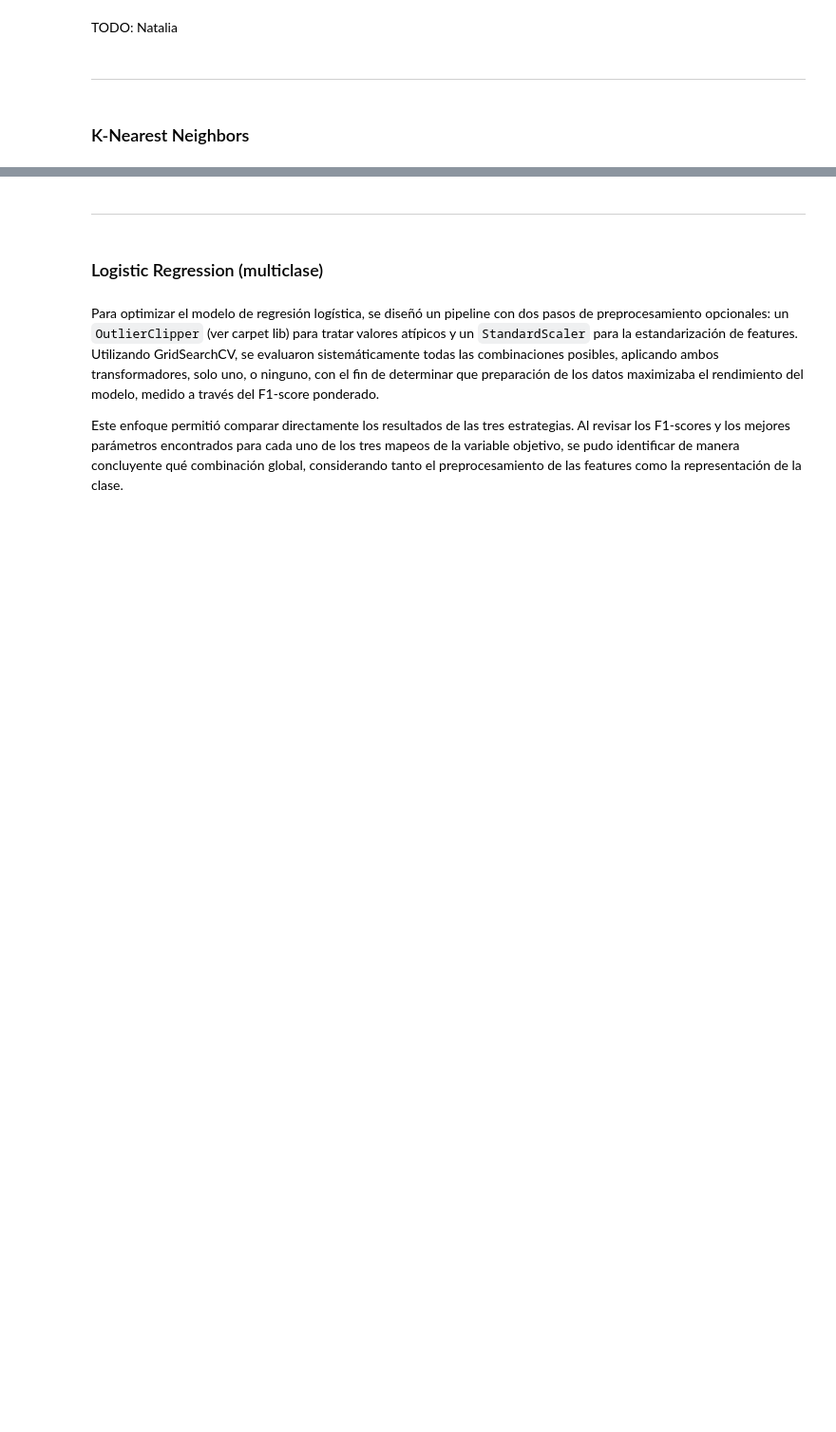
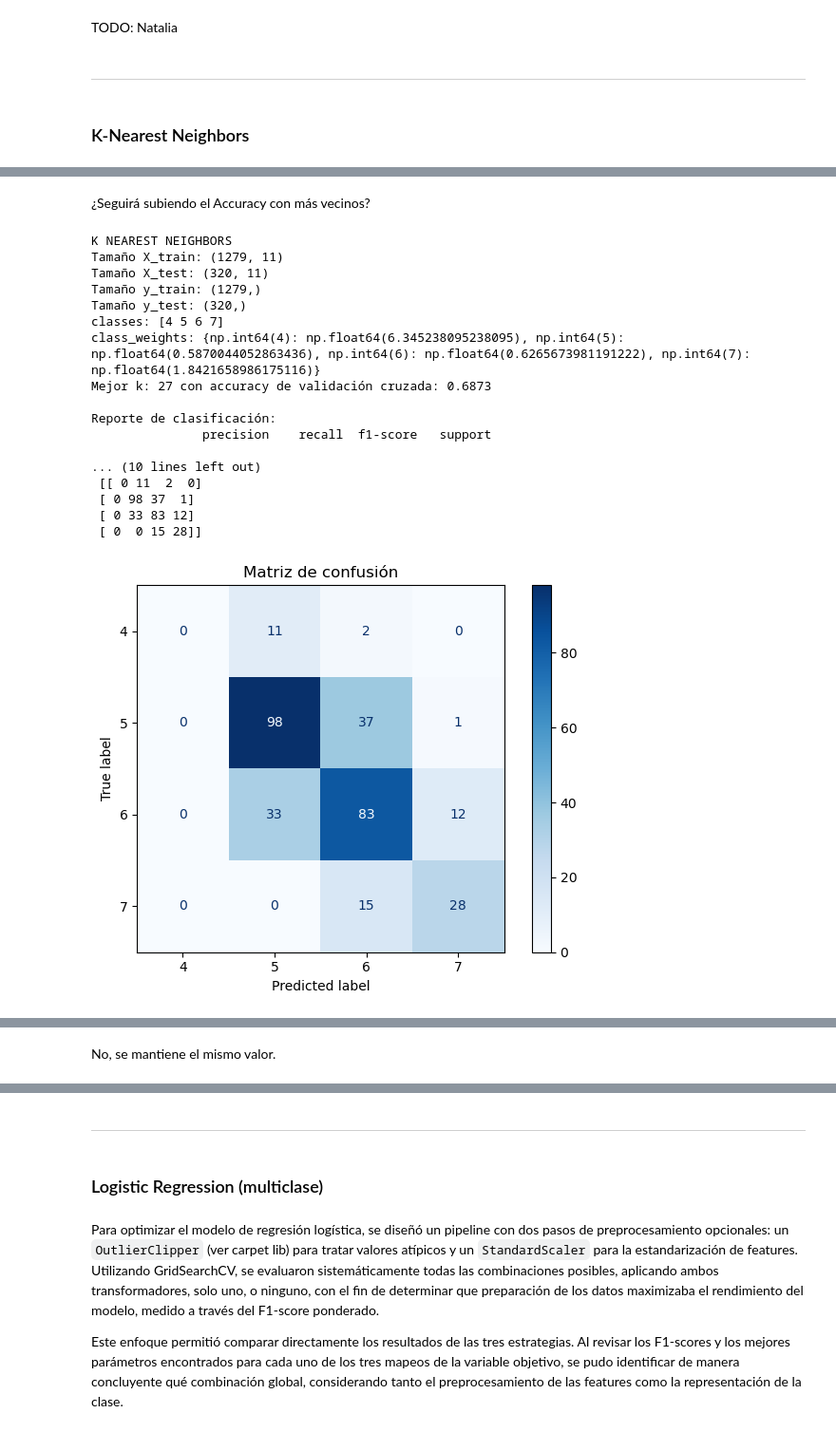
Before and after one commit to joseaviani/CEIA-AMq-TP, a Jupyter notebook: src/AMq-TP-Co20.ipynb, the cells around one changed output, grey strips where cells are left out. Shown at 95% size. Drawn from its saved outputs; the diff is of its cells as text; code cells hidden in the pictures; blank space fills up the shorter version.

```diff
--- a/src/AMq-TP-Co20.ipynb
+++ b/src/AMq-TP-Co20.ipynb
@@ -381,0 +546,30 @@ if EJECUTAR_K_NEAREST_NEIGHBORS:
+# %% [markdown]
+¿Seguirá subiendo el Accuracy con más vecinos?
+# %%
+artifacts = K_Nearest_Neighbors(
+    X_train, X_test, y_train, y_test,
+    classes=classes,
+    class_weights=class_weights,
+    k_grid=range(1, 101),   # probar k=1..100
+    cv=5,
+    weights='distance'
+)
+# %% [output]
+K NEAREST NEIGHBORS
+Tamaño X_train: (1279, 11)
+Tamaño X_test: (320, 11)
+Tamaño y_train: (1279,)
+Tamaño y_test: (320,)
+classes: [4 5 6 7]
+class_weights: {np.int64(4): np.float64(6.345238095238095), np.int64(5): np.float64(0.5870044052863436), np.int64(6): np.float64(0.6265673981191222), np.int64(7): np.float64(1.8421658986175116)}
+Mejor k: 27 con accuracy de validación cruzada: 0.6873
+
+Reporte de clasificación:
+               precision    recall  f1-score   support
+
+... (10 lines left out)
+ [[ 0 11  2  0]
+ [ 0 98 37  1]
+ [ 0 33 83 12]
+ [ 0  0 15 28]]
+[figure, added]
@@ -381,0 +577,2 @@ if EJECUTAR_K_NEAREST_NEIGHBORS:
+# %% [markdown]
+No, se mantiene el mismo valor.
```
Also changed, not shown: parts of 8 cells of this notebook.
